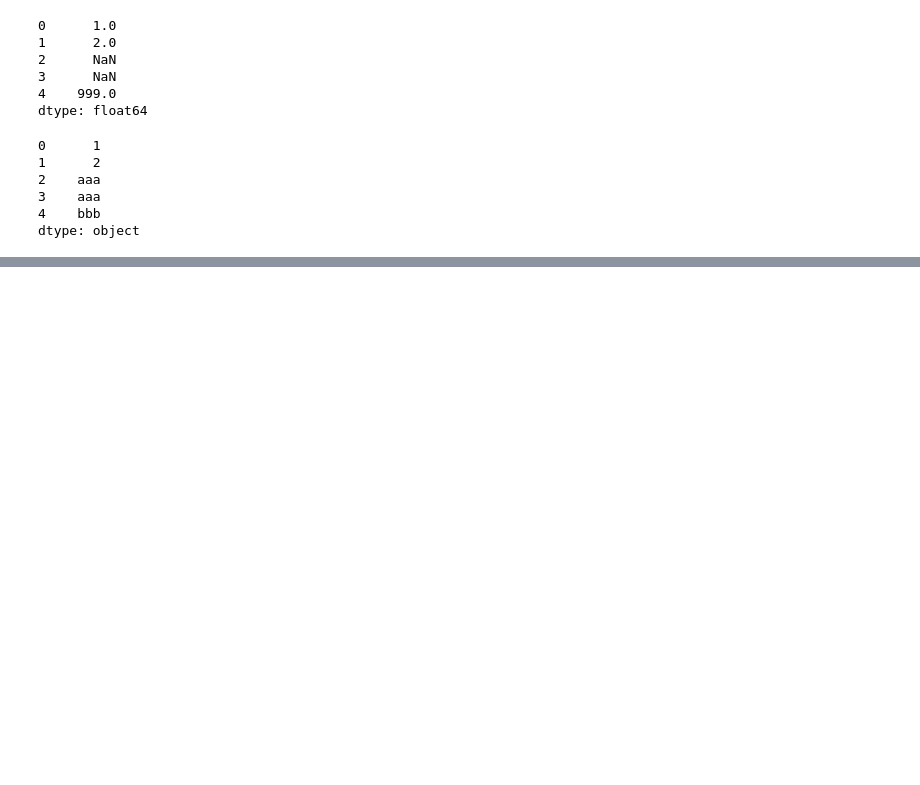
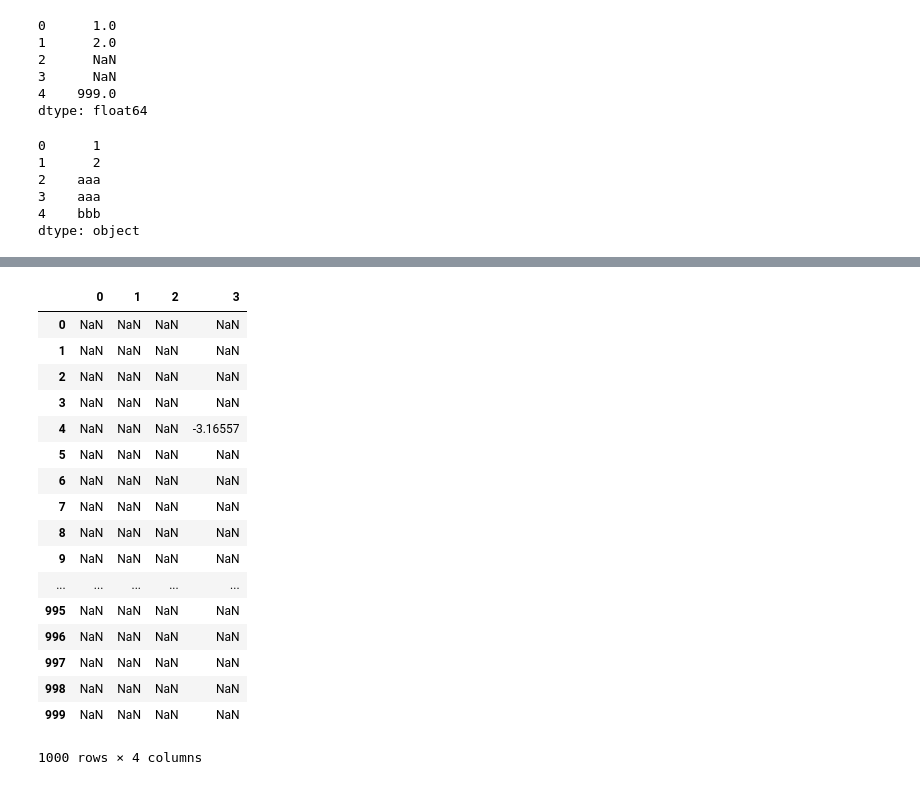
Before and after one commit to HaoJingyuan/DataAnalysis, a Jupyter notebook: 数据清洗/清洗.ipynb, the cells around one changed output, grey strips where cells are left out. Cells and saved outputs as stored; diff of their text form; code cells hidden in the pictures; blank space fills up the shorter version.

```diff
--- a/数据清洗/清洗.ipynb
+++ b/数据清洗/清洗.ipynb
@@ -259,0 +364,21 @@ dtype: object
+# %%
+data[(np.abs(data) > 3)]
+# %% [output]
+|  | 0 | 1 | 2 | 3 |
+| 0 | NaN | NaN | NaN | NaN |
+| 1 | NaN | NaN | NaN | NaN |
+| 2 | NaN | NaN | NaN | NaN |
+| 3 | NaN | NaN | NaN | NaN |
+| 4 | NaN | NaN | NaN | -3.16557 |
+| 5 | NaN | NaN | NaN | NaN |
+| 6 | NaN | NaN | NaN | NaN |
+| 7 | NaN | NaN | NaN | NaN |
+| 8 | NaN | NaN | NaN | NaN |
+| 9 | NaN | NaN | NaN | NaN |
+| ... | ... | ... | ... | ... |
+| 995 | NaN | NaN | NaN | NaN |
+| 996 | NaN | NaN | NaN | NaN |
+| 997 | NaN | NaN | NaN | NaN |
+| 998 | NaN | NaN | NaN | NaN |
+| 999 | NaN | NaN | NaN | NaN |
+1000 rows × 4 columns
```
Also changed, not shown: parts of 49 cells of this notebook.
